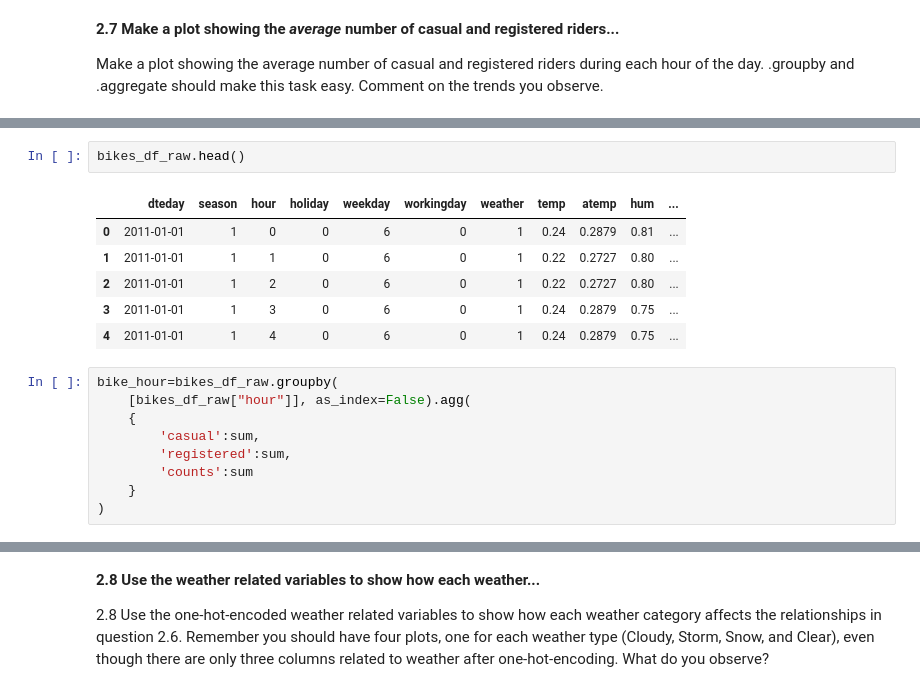
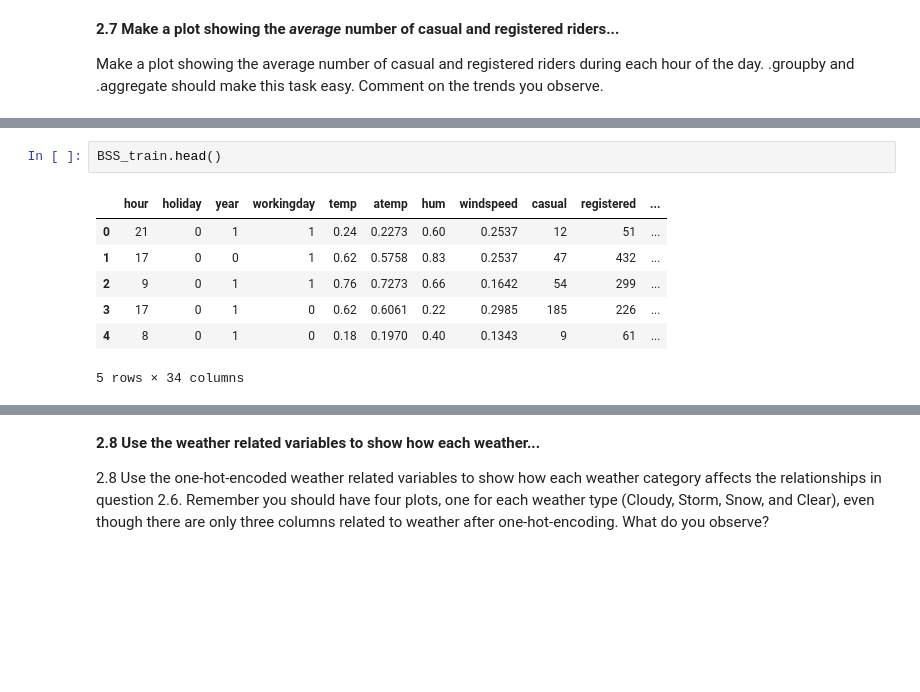
Before and after one commit to ericenglin/Data-Science-Assignments, a Jupyter notebook: hw3/cs109a_hw3.ipynb, the cells around one changed output, grey strips where cells are left out. Saved outputs shown, nothing was run; the diff lists cells and outputs as text; blank space fills up the shorter version.

```diff
--- a/hw3/cs109a_hw3.ipynb
+++ b/hw3/cs109a_hw3.ipynb
@@ -457,18 +466,10 @@ Make a plot showing the average number of casual and registered riders during ea
 # %%
-bikes_df_raw.head()
+BSS_train.head()
 # %% [output]
-|  | dteday | season | hour | holiday | weekday | workingday | weather | temp | atemp | hum | ... |
-| 0 | 2011-01-01 | 1 | 0 | 0 | 6 | 0 | 1 | 0.24 | 0.2879 | 0.81 | ... |
-| 1 | 2011-01-01 | 1 | 1 | 0 | 6 | 0 | 1 | 0.22 | 0.2727 | 0.80 | ... |
-| 2 | 2011-01-01 | 1 | 2 | 0 | 6 | 0 | 1 | 0.22 | 0.2727 | 0.80 | ... |
-| 3 | 2011-01-01 | 1 | 3 | 0 | 6 | 0 | 1 | 0.24 | 0.2879 | 0.75 | ... |
-| 4 | 2011-01-01 | 1 | 4 | 0 | 6 | 0 | 1 | 0.24 | 0.2879 | 0.75 | ... |
+|  | hour | holiday | year | workingday | temp | atemp | hum | windspeed | casual | registered | ... |
+| 0 | 21 | 0 | 1 | 1 | 0.24 | 0.2273 | 0.60 | 0.2537 | 12 | 51 | ... |
+| 1 | 17 | 0 | 0 | 1 | 0.62 | 0.5758 | 0.83 | 0.2537 | 47 | 432 | ... |
+| 2 | 9 | 0 | 1 | 1 | 0.76 | 0.7273 | 0.66 | 0.1642 | 54 | 299 | ... |
+| 3 | 17 | 0 | 1 | 0 | 0.62 | 0.6061 | 0.22 | 0.2985 | 185 | 226 | ... |
+| 4 | 8 | 0 | 1 | 0 | 0.18 | 0.1970 | 0.40 | 0.1343 | 9 | 61 | ... |
+5 rows × 34 columns
-# %%
-bike_hour=bikes_df_raw.groupby(
-    [bikes_df_raw["hour"]], as_index=False).agg(
-    {
-        'casual':sum,
-        'registered':sum,
-        'counts':sum
-    }
-)
```
Also changed, not shown: parts of 41 cells of this notebook.
